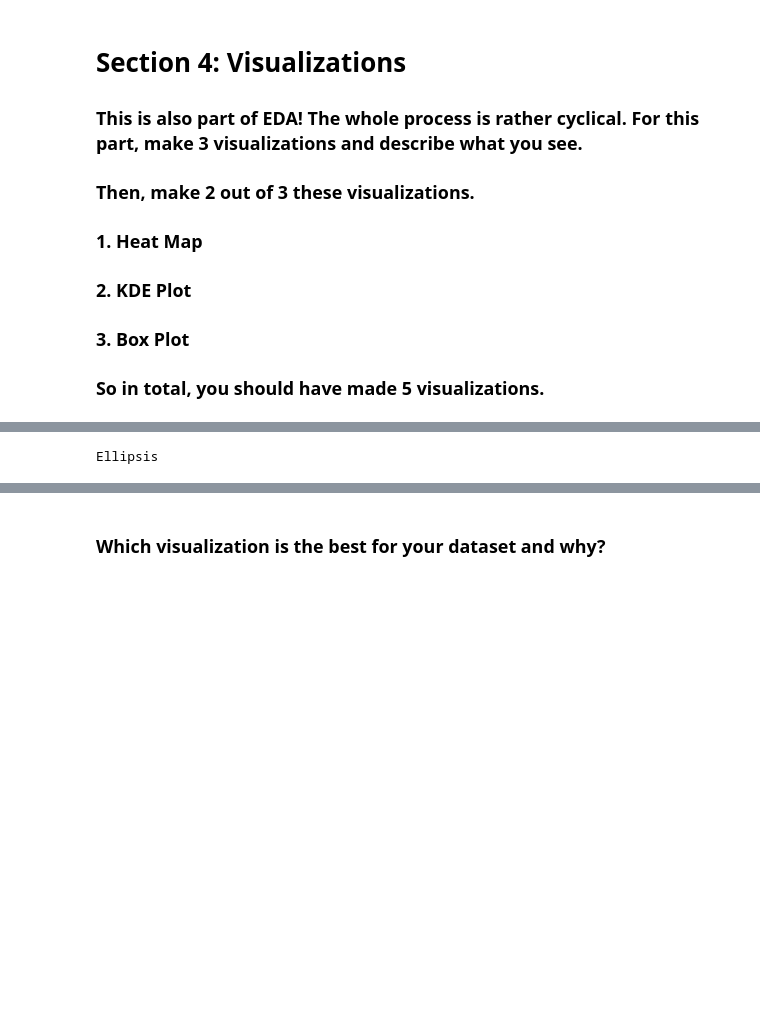
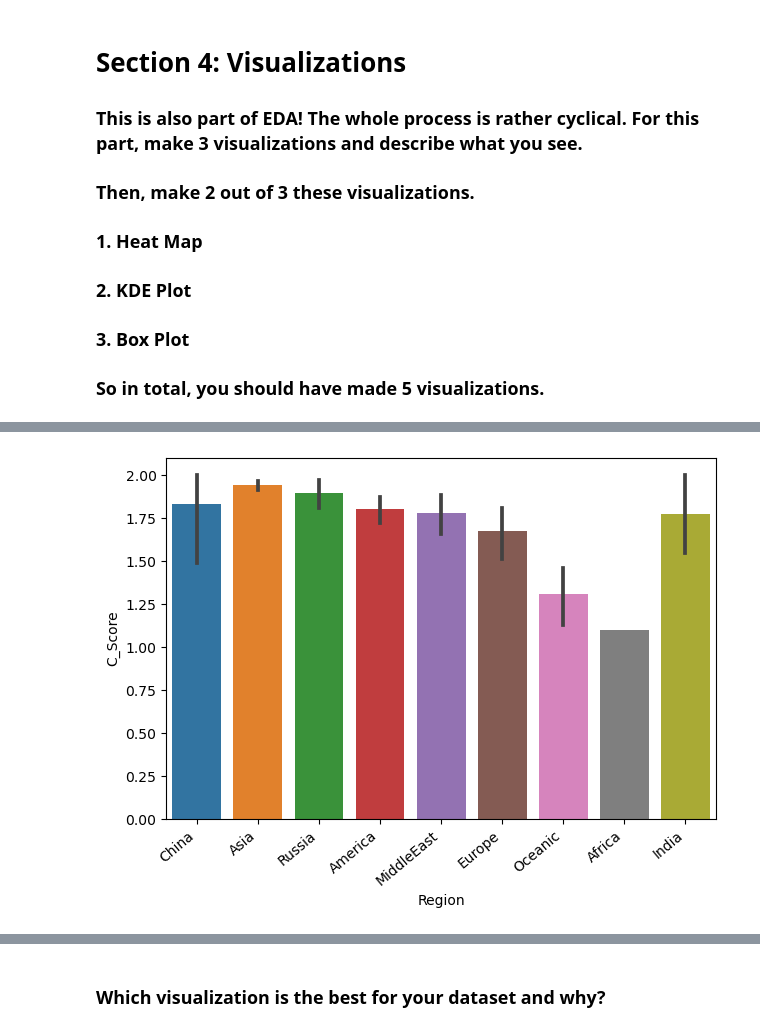
Before and after one commit to m-yen/DSS-Homework-Repository, a Jupyter notebook: Data Cleaning, EDA and Visualizations.ipynb, the cells around one changed output, grey strips where cells are left out. Cells and saved outputs as stored; diff of their text form; code cells hidden in the pictures; blank space fills up the shorter version.

```diff
--- a/Data Cleaning, EDA and Visualizations.ipynb
+++ b/Data Cleaning, EDA and Visualizations.ipynb
@@ -241,11 +333,16 @@ Ellipsis
 # %%
 #Visualization 3
 
-...
+ax = sns.barplot(data = df, x = 'Region', y = 'C_Score')
+ax.set_xticklabels(ax.get_xticklabels(), rotation=40, ha="right")
+plt.tight_layout()
+plt.show()
 
-#Your observations
+# This plot demonstrates the C_score among regions. Typically, the regions have similar C_Scpre, meaning that they are all having relatively
+# complex routines and are conducting them well. It is really only Oceanic and Africa that are having simpler routines. It would be interesting
+# # to see how their overall scores compare to other regions, as perhaps they are using a different strategy to succeed.
 # %% [output]
-Ellipsis
+[figure, added]
 # %%
 #Visualization 4
 
```
Also changed, not shown: parts of 21 cells of this notebook.
